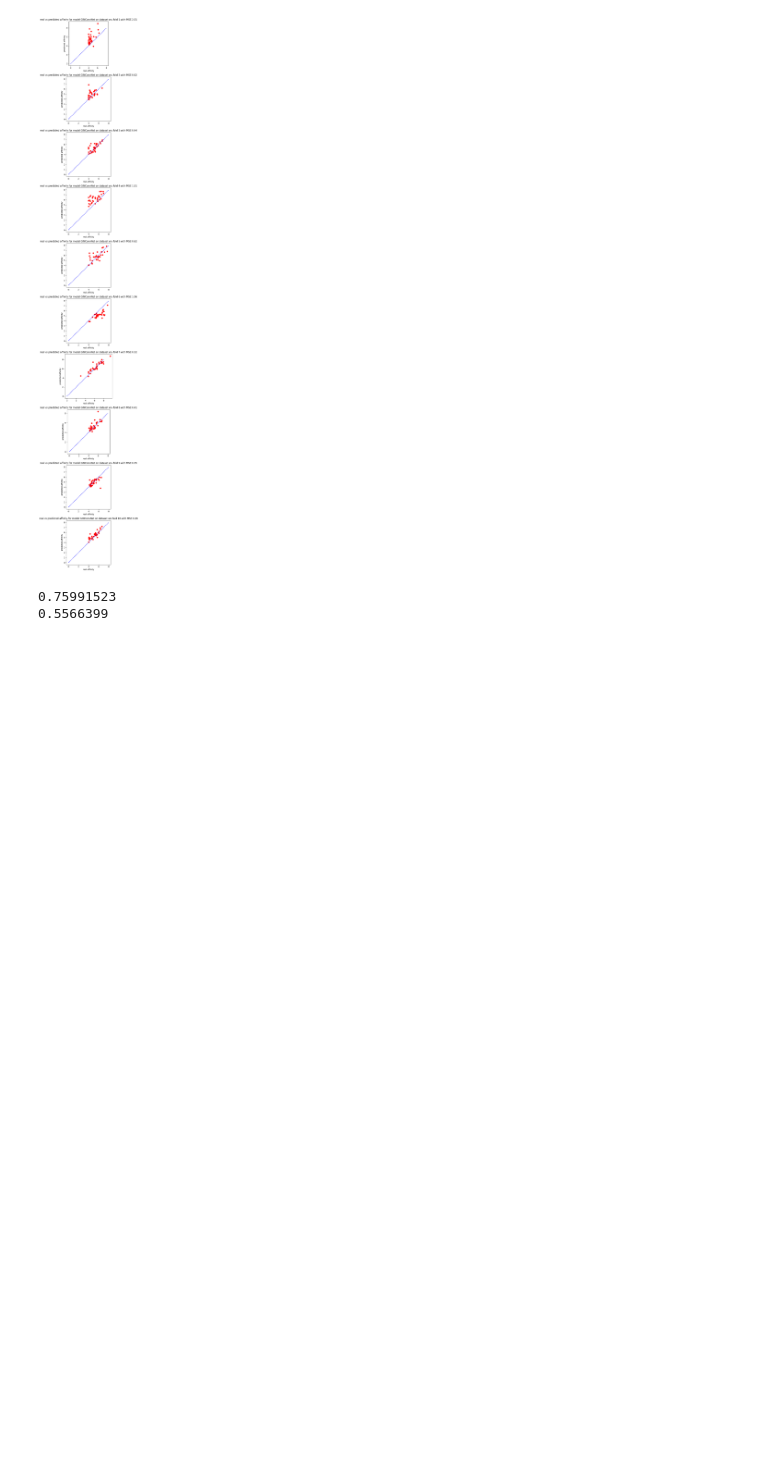
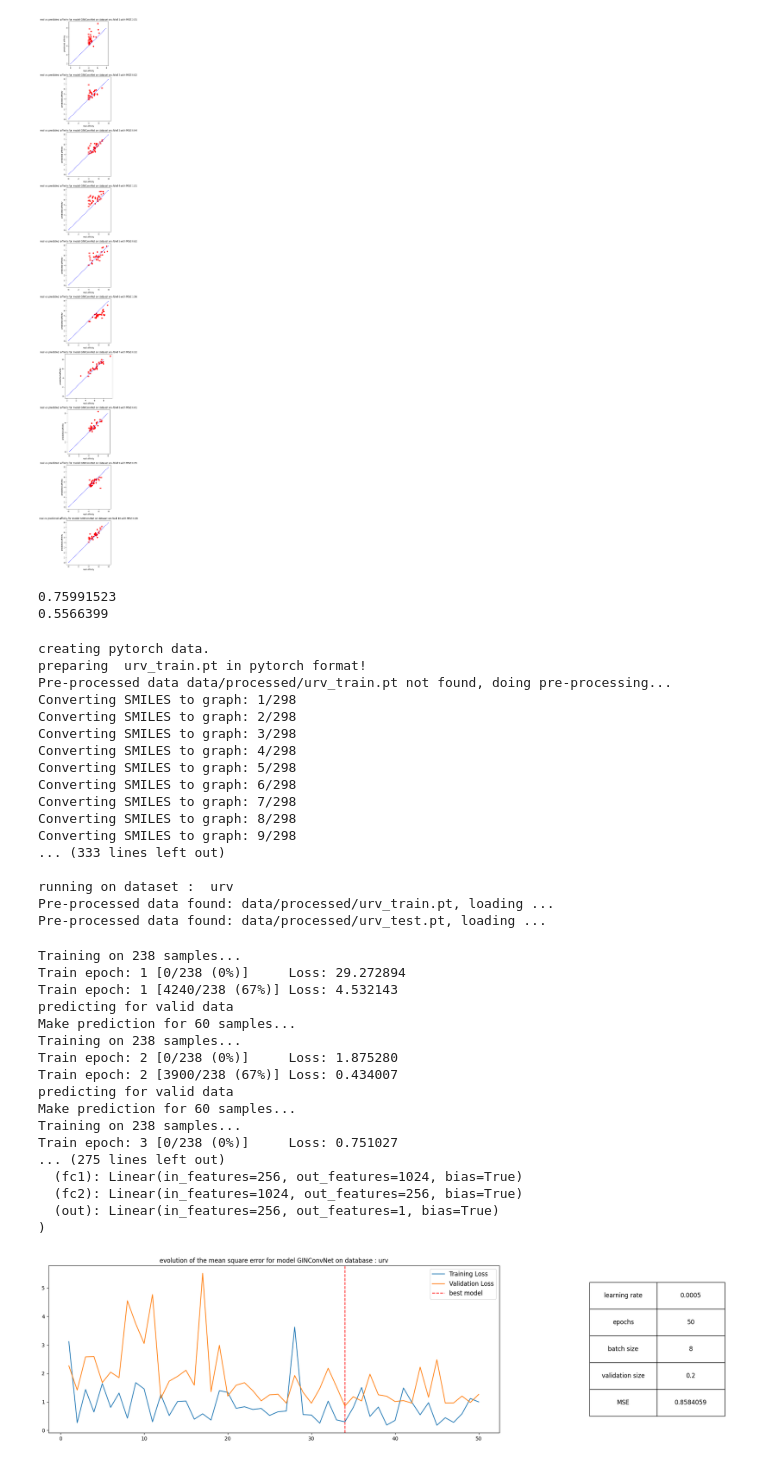
Before and after one commit to YoussefEzz/GraphDTA_forked, a Jupyter notebook: test_GINCONV_URV.ipynb, the cells around one changed output. Drawn from its saved outputs; the diff is of its cells as text; code cells hidden in the pictures; blank space fills up the shorter version.

```diff
--- a/test_GINCONV_URV.ipynb
+++ b/test_GINCONV_URV.ipynb
@@ -294,3 +294,46 @@ print(std_dev)
 # %% [output]
 0.75991523
 0.5566399
+# %%
+
+# train of GAT model on URV dataset
+from URV_Train import Train
+import models.ginconv as GINCONV
+
+model = Train(dataset = 'urv', model_type = GINCONV.GINConvNet(), cuda_name = "cuda:0", TRAIN_BATCH_SIZE = 8, TEST_BATCH_SIZE = 8, LR = 0.0005, NUM_EPOCHS = 50)
+# %% [output]
+creating pytorch data.
+preparing  urv_train.pt in pytorch format!
+Pre-processed data data/processed/urv_train.pt not found, doing pre-processing...
+Converting SMILES to graph: 1/298
+Converting SMILES to graph: 2/298
+Converting SMILES to graph: 3/298
+Converting SMILES to graph: 4/298
+Converting SMILES to graph: 5/298
+Converting SMILES to graph: 6/298
+Converting SMILES to graph: 7/298
+Converting SMILES to graph: 8/298
+Converting SMILES to graph: 9/298
+... (333 lines left out)
+
+running on dataset :  urv
+Pre-processed data found: data/processed/urv_train.pt, loading ...
+Pre-processed data found: data/processed/urv_test.pt, loading ...
+Training on 238 samples...
+Train epoch: 1 [0/238 (0%)]     Loss: 29.272894
+Train epoch: 1 [4240/238 (67%)] Loss: 4.532143
+predicting for valid data
+Make prediction for 60 samples...
+Training on 238 samples...
+Train epoch: 2 [0/238 (0%)]     Loss: 1.875280
+Train epoch: 2 [3900/238 (67%)] Loss: 0.434007
+predicting for valid data
+Make prediction for 60 samples...
+Training on 238 samples...
+Train epoch: 3 [0/238 (0%)]     Loss: 0.751027
+... (275 lines left out)
+  (fc1): Linear(in_features=256, out_features=1024, bias=True)
+  (fc2): Linear(in_features=1024, out_features=256, bias=True)
+  (out): Linear(in_features=256, out_features=1, bias=True)
+)
+[figure, added]
```
Also changed, not shown: 3 other files.
